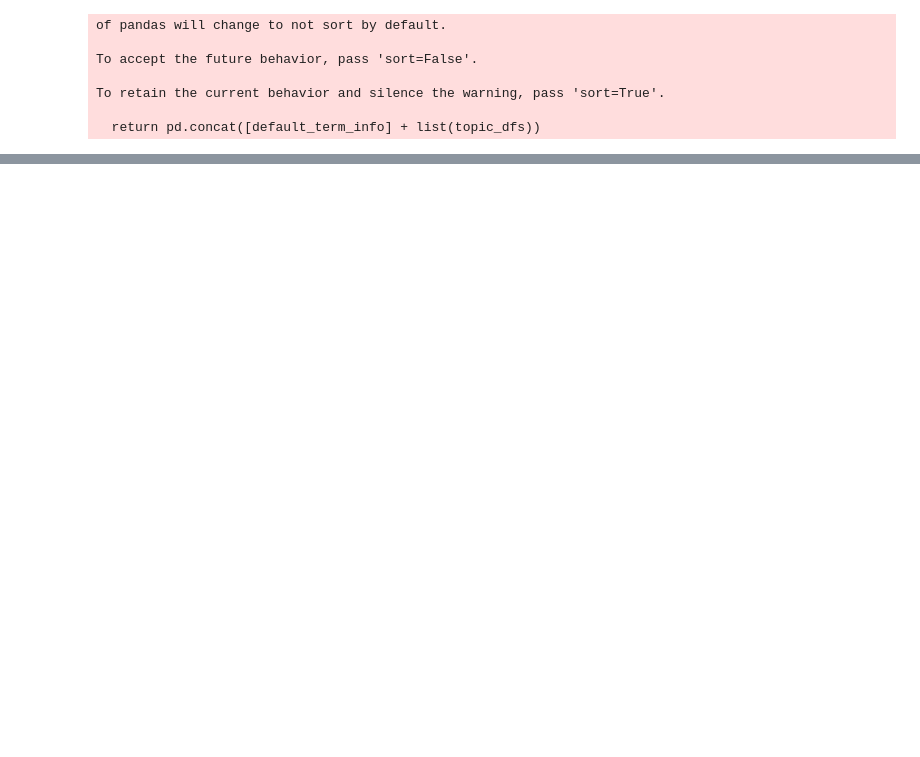
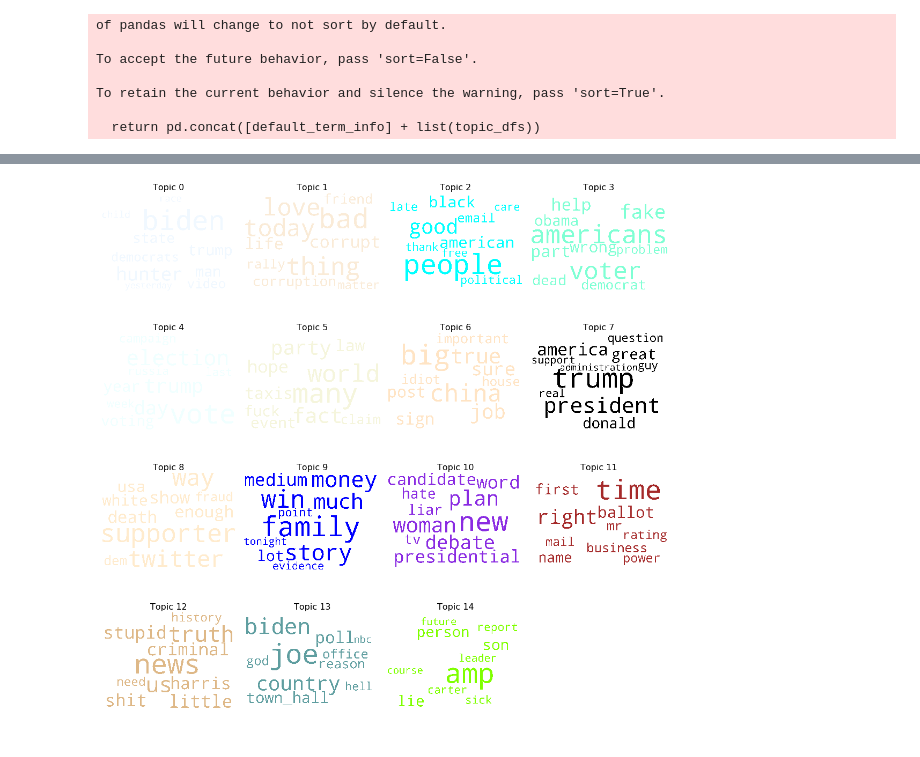
Before and after one commit to dillonmabry/2020-presidential-topics, a Jupyter notebook: jupyter-notebooks/LDA-Analysis.ipynb, the cells around one changed output, grey strips where cells are left out. Drawn from its saved outputs; the diff is of its cells as text; code cells hidden in the pictures; blank space fills up the shorter version.

Commit message:
Add LDA model example

```diff
--- a/jupyter-notebooks/LDA-Analysis.ipynb
+++ b/jupyter-notebooks/LDA-Analysis.ipynb
@@ -91 +95,6 @@ data = [re.sub(r'http\S+', '', sent) for sent in data] # Remove hyperlinks
+# %%
+# Preprocessing
+df["hashtag"] = df["tweet"].apply(lambda x: preprocess_hashtags(x)) # Get hashtags for future analysis
+df["tweet"] = df["tweet"].apply(lambda x: preprocess_tweet(x)) # Twitter preprocessing https://pypi.org/project/tweet-preprocessor/
+data = df["tweet"].values.tolist() # Convert to list
 # %%
@@ -113,7 +124,7 @@ def make_bigrams(texts):
 def make_trigrams(texts):
     return [trigram_mod[bigram_mod[doc]] for doc in texts]
 
-def lemmatization(texts, allowed_postags=['NOUN', 'ADJ', 'VERB', 'ADV']):
+def lemmatization(texts, allowed_postags=['NOUN', 'ADJ', 'VERB', 'ADV', 'PROPN']):
     """https://spacy.io/api/annotation"""
     texts_out = []
     for sent in texts:
@@ -124,11 +135,11 @@ def lemmatization(texts, allowed_postags=['NOUN', 'ADJ', 'VERB', 'ADV']):
 # Remove Stop Words
 data_words_nostops = remove_stopwords(data_words)
 
-# Form Bigrams
-data_words_bigrams = make_bigrams(data_words_nostops)
+# Form Trigrams
+data_words_trigrams = make_trigrams(data_words_nostops)
 
 # Do lemmatization keeping only noun, adj, vb, adv
-data_lemmatized = lemmatization(data_words_bigrams, allowed_postags=['NOUN', 'ADJ', 'VERB', 'ADV'])
+data_lemmatized = lemmatization(data_words_trigrams, allowed_postags=['NOUN', 'ADJ', 'PROPN']) # Keep only nouns, adj, verbs, and pronouns for topics
 # %%
 # Create Dictionary
 id2word = corpora.Dictionary(data_lemmatized)
@@ -145,13 +152,11 @@ corpus = [id2word.doc2bow(text) for text in texts]
 # %%
 # Build LDA model
-lda_model = gensim.models.ldamodel.LdaModel(corpus=corpus,
-                                           id2word=id2word,
-                                           num_topics=20,
-                                           random_state=100,
-                                           update_every=1,
-                                           chunksize=100,
-                                           passes=10,
-                                           alpha='auto',
-                                           per_word_topics=True)
+lda_model = gensim.models.LdaMulticore(corpus=corpus,
+                                       id2word=id2word,
+                                       num_topics=15,
+                                       random_state=42,
+                                       chunksize=100,
+                                       passes=10,
+                                       per_word_topics=True)
 # %%
 # Compute Perplexity
@@ -235,0 +238,5 @@ plt.show()
+# %%
+topics = lda_model.show_topics(formatted=False, num_topics=-1) # Get all topics
+create_word_cloud(topics, 4, 4)
+# %% [output]
+[figure, added]
```
Also changed, not shown: parts of 19 cells of this notebook.
